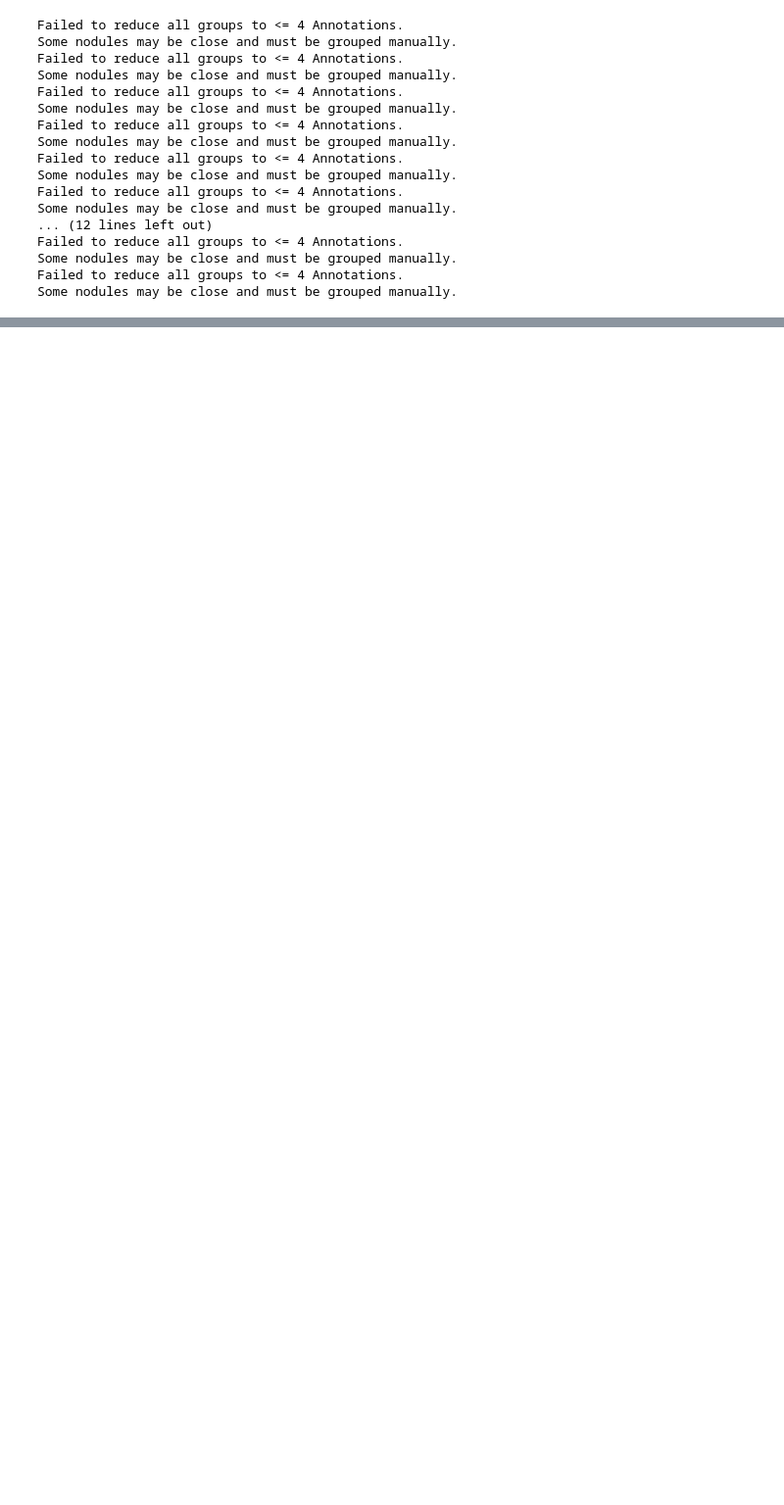
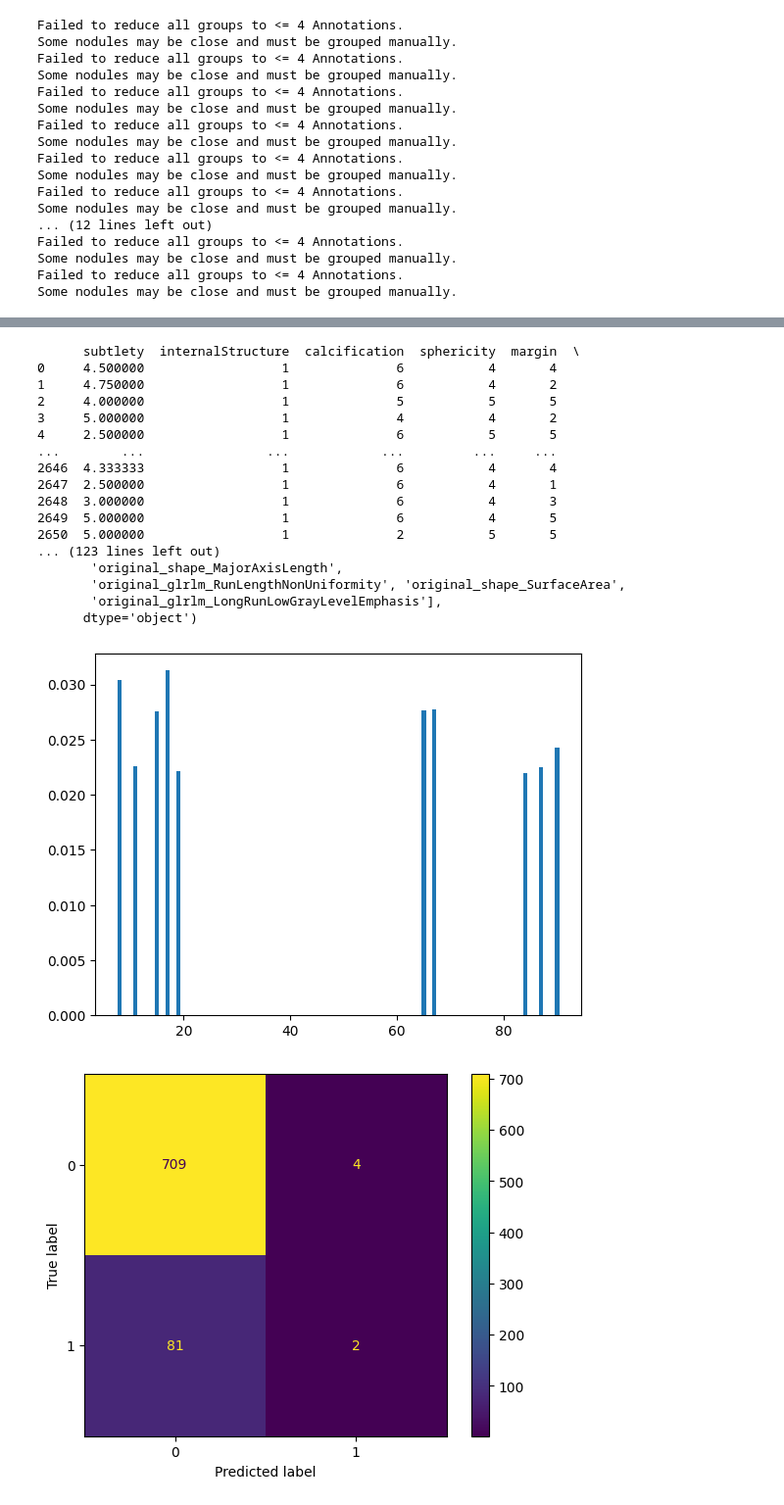
Before and after one commit to guilhermevaz8/LungCancer, a Jupyter notebook: LabIACD.ipynb, the cells around one changed output, grey strips where cells are left out. Shown: that part at 98% size. Drawn from its saved outputs; the diff is of its cells as text; code cells hidden in the pictures; blank space fills up the shorter version.

```diff
--- a/LabIACD.ipynb
+++ b/LabIACD.ipynb
@@ -295,8 +295,6 @@ Some nodules may be close and must be grouped manually.
 # %%
-import pandas
-# Load the features from the CSV file
-features = pandas.read_csv('features.csv')
-annot=pandas.read_csv('annotations.csv')
+features = pd.read_csv('features.csv')
+annot=pd.read_csv('annotations.csv')
 # %%
 values=[]
 for value in annot['malignancy']:
@@ -382,3 +316,65 @@ colunas importantes:  Index(['original_shape_Elongation', 'original_gldm_Depende
+# %%
+scaler = StandardScaler()
+
+# Aplique o scaler às características (X)
+X_normalized = scaler.fit_transform(X)
+
+# Os rótulos (y) permanecem inalterados
+# %%
+
+X_train, X_test, y_train, y_test = train_test_split(X_normalized, y, test_size=0.3)
+
+print(X)
+print(X.columns)
+
+# Crie um modelo de Random Forest
+rf_model = RandomForestClassifier()
+
+# Treine o modelo
+rf_model.fit(X_train, y_train)
+
+y_pred = rf_model.predict(X_test)
+accuracy = accuracy_score(y_test, y_pred)
+print("Accuracy:", accuracy)
+
+# Obtenha a importância das características
+importancias = rf_model.feature_importances_
+
+# Se você deseja identificar as características mais importantes
+n_caracteristicas = 10  # Especifique o número de características mais importantes a serem mostradas
+indices_caracteristicas_importantes = importancias.argsort()[-n_caracteristicas:][::-1]
+print('Índices das Características Mais Importantes:', indices_caracteristicas_importantes)
+print('colunas importantes: ', X.columns[indices_caracteristicas_importantes])
+x_label=indices_caracteristicas_importantes
+y_labels=importancias[indices_caracteristicas_importantes]
+fig, ax = plt.subplots()
+ax.bar(x_label,y_labels)
+
+plt.show()
+
+cm = confusion_matrix(y_test, y_pred)
+
+ConfusionMatrixDisplay(confusion_matrix=cm).plot();
+# %% [output]
+      subtlety  internalStructure  calcification  sphericity  margin  \
+0     4.500000                  1              6           4       4
+1     4.750000                  1              6           4       2
+2     4.000000                  1              5           5       5
+3     5.000000                  1              4           4       2
+4     2.500000                  1              6           5       5
+...        ...                ...            ...         ...     ...
+2646  4.333333                  1              6           4       4
+2647  2.500000                  1              6           4       1
+2648  3.000000                  1              6           4       3
+2649  5.000000                  1              6           4       5
+2650  5.000000                  1              2           5       5
+... (123 lines left out)
+       'original_shape_MajorAxisLength',
+       'original_glrlm_RunLengthNonUniformity', 'original_shape_SurfaceArea',
+       'original_glrlm_LongRunLowGrayLevelEmphasis'],
+      dtype='object')
+[figure, added]
+[figure, added]
 # %%
 accuracy = accuracy_score(y_test, y_pred)
 precision = precision_score(y_test, y_pred)
```
Also changed, not shown: parts of 12 cells of this notebook.
